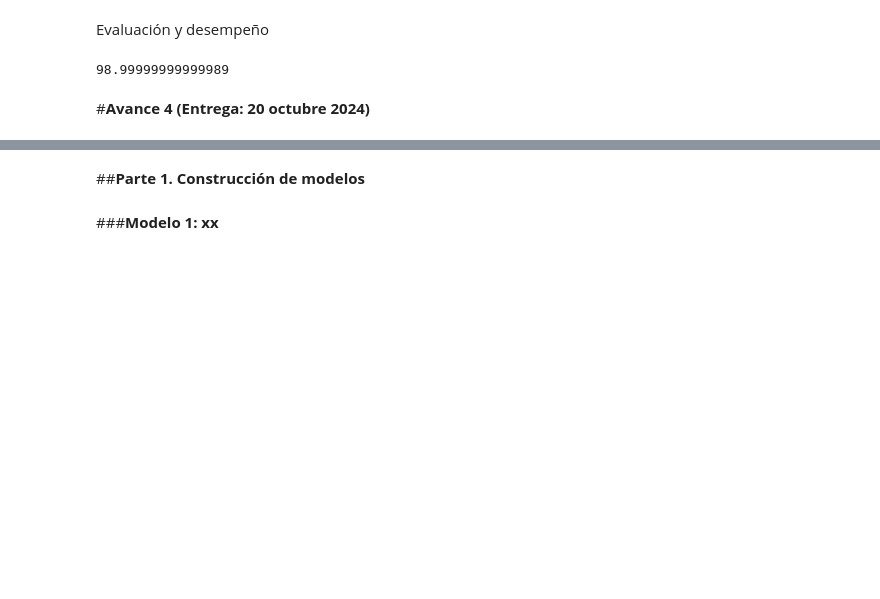
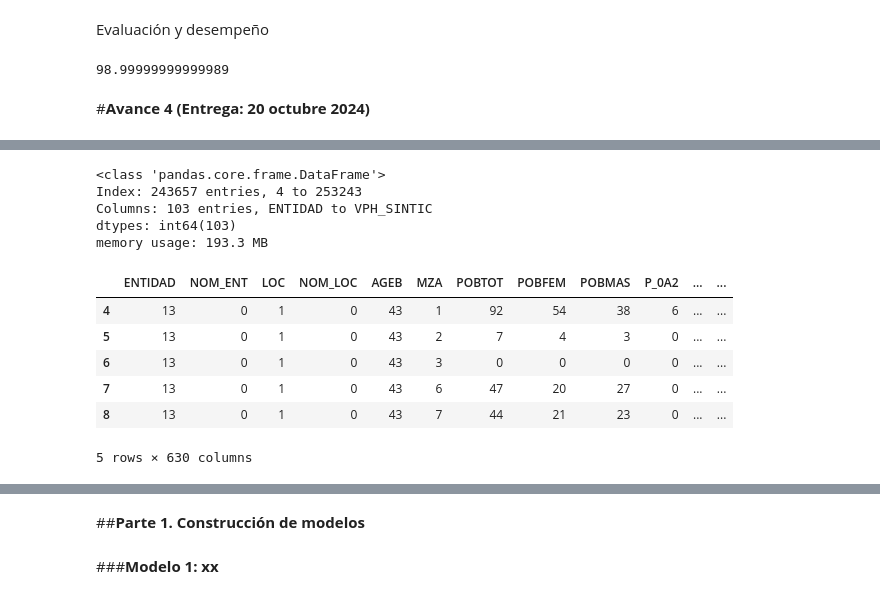
Before and after one commit to LH-1169213/IslasDeCalor, a Jupyter notebook: EDA_SCITEL_INEGI_Avance_4.ipynb, the cells around one changed output, grey strips where cells are left out. Saved outputs shown, nothing was run; the diff lists cells and outputs as text; code cells hidden in the pictures; blank space fills up the shorter version.

```diff
--- a/EDA_SCITEL_INEGI_Avance_4.ipynb
+++ b/EDA_SCITEL_INEGI_Avance_4.ipynb
@@ -2134,0 +2277,16 @@ kmeans.inertia_
+# %%
+df_cat2 = df_cat1.copy()
+
+df_cat2.replace('*', np.nan, inplace=True)
+df_cat2.head()
+df_cat2.dropna(how='all', inplace = True)
+
+# Hacemos el cambio para que todas las variables sean numéricas
+df_cat2= df_cat2.apply(pd.to_numeric, errors='coerce').fillna(0).astype(int)
+df_cat2.info()
+# %% [output]
+<class 'pandas.core.frame.DataFrame'>
+Index: 243657 entries, 4 to 253243
+Columns: 103 entries, ENTIDAD to VPH_SINTIC
+dtypes: int64(103)
+memory usage: 193.3 MB
@@ -2134,0 +2353,12 @@ kmeans.inertia_
+# %%
+df_cat_vul1=df_cat2.copy()
+df_cat_vul1 = pd.concat([df_indi, df_ed, df_disc, df_escs, df_hog, df_con],axis=1)
+df_cat_vul1.head()
+# %% [output]
+|  | ENTIDAD | NOM_ENT | LOC | NOM_LOC | AGEB | MZA | POBTOT | POBFEM | POBMAS | P_0A2 | ... | ... |
+| 4 | 13 | 0 | 1 | 0 | 43 | 1 | 92 | 54 | 38 | 6 | ... | ... |
+| 5 | 13 | 0 | 1 | 0 | 43 | 2 | 7 | 4 | 3 | 0 | ... | ... |
+| 6 | 13 | 0 | 1 | 0 | 43 | 3 | 0 | 0 | 0 | 0 | ... | ... |
+| 7 | 13 | 0 | 1 | 0 | 43 | 6 | 47 | 20 | 27 | 0 | ... | ... |
+| 8 | 13 | 0 | 1 | 0 | 43 | 7 | 44 | 21 | 23 | 0 | ... | ... |
+5 rows × 630 columns
```
Also changed, not shown: parts of 10 cells of this notebook.
